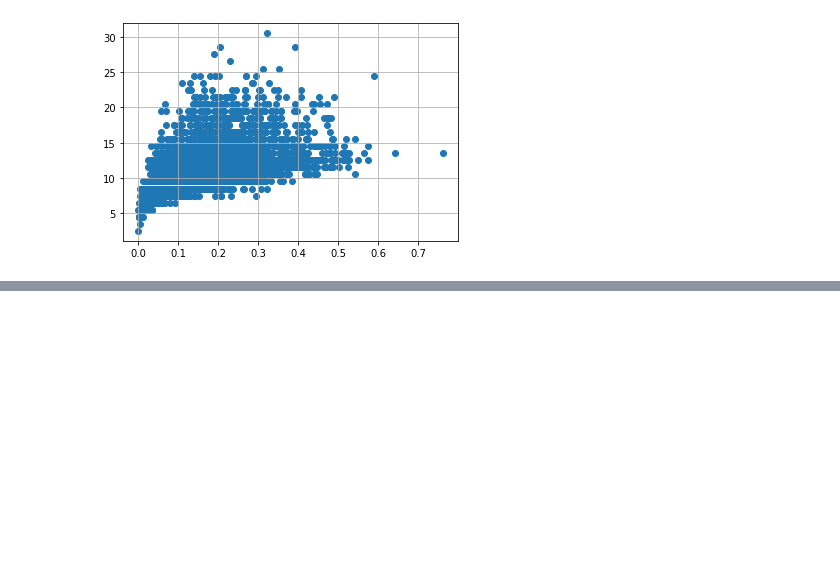
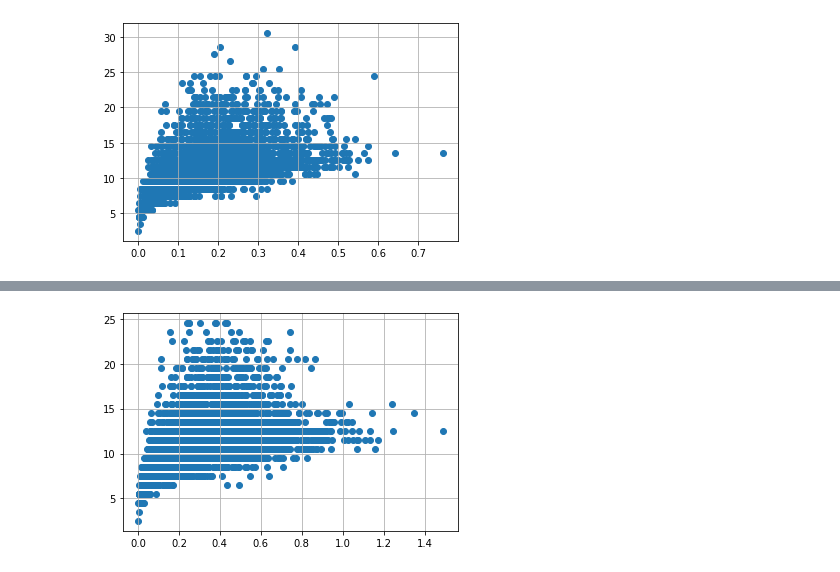
Before and after one commit to asma512/Data_Science_BootCamp, a Jupyter notebook: Week_17/tree_based_models_hw.ipynb, the cells around one changed output, grey strips where cells are left out. Cells and saved outputs as stored; diff of their text form; code cells hidden in the pictures; blank space fills up the shorter version.

```diff
--- a/Week_17/tree_based_models_hw.ipynb
+++ b/Week_17/tree_based_models_hw.ipynb
@@ -149,0 +144,9 @@ df.drop(df[(df['Viscera weight']<0.5) & (df['age'] > 25)].index, inplace=True)
+# %%
+df.drop(df[(df['Shell weight']> 0.6) & (df['age'] < 25)].index, inplace=True)
+df.drop(df[(df['Shell weight']<0.8) & (df['age'] > 25)].index, inplace=True)
+# %%
+feature = 'Shucked weight'
+plt.scatter(x = df[feature], y = df['age'],)
+plt.grid(True)
+# %% [output]
+[figure, added]
```
Also changed, not shown: parts of 24 cells of this notebook.
